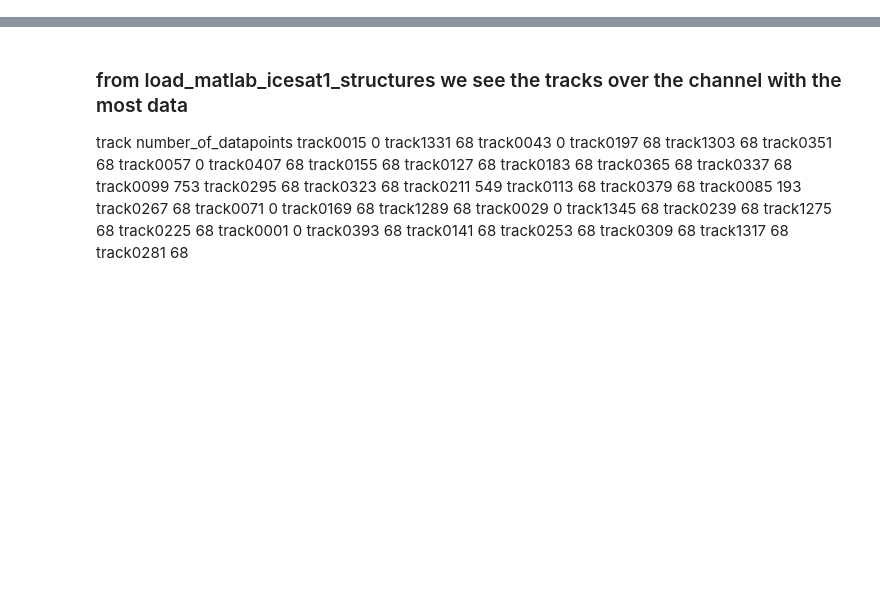
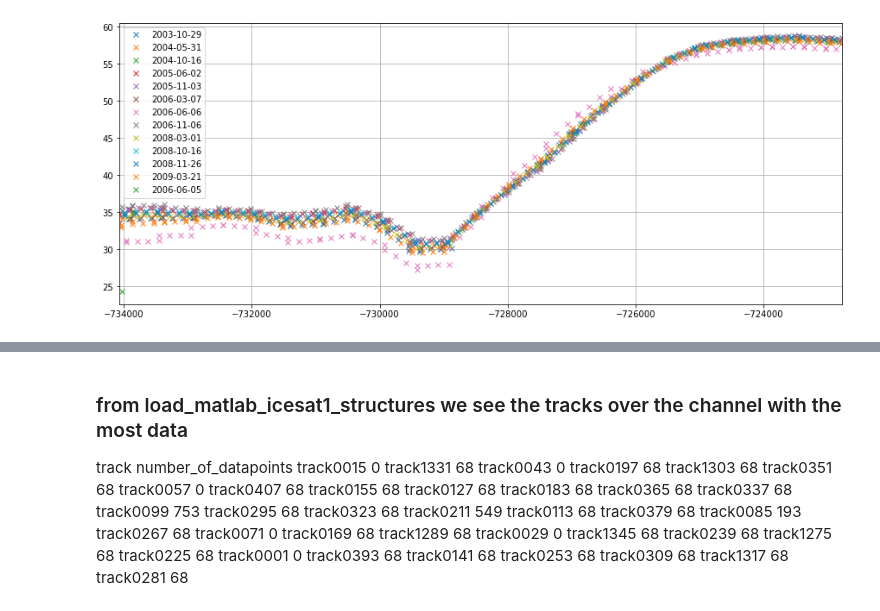
Before and after one commit to arrran/PhD_data_chapter, a Jupyter notebook: Jupyter/ICESAT1/ICESAT1_calculate_residuals.ipynb, the cells around one changed output, grey strips where cells are left out. Cells and saved outputs as stored; diff of their text form; code cells hidden in the pictures; blank space fills up the shorter version.

Commit message:
working on Icesat1 colocating, smoothing grads

```diff
--- a/Jupyter/ICESAT1/ICESAT1_calculate_residuals.ipynb
+++ b/Jupyter/ICESAT1/ICESAT1_calculate_residuals.ipynb
@@ -134,0 +64,7 @@ dz = df.res + ( (df.timestamp-df.timestamp.iloc[0]) /  np.timedelta64(1, 'Y'))*d
+# %%
+paths = glob.glob('/Users/home/whitefar/DATA/REMOTE_SENSING/ICESAT1/*_alldzdt.pkl')
+tracks = [path[-21:-12] for path in paths]
+for track in tracks:
+    da = icesat1_load_alldzdt_pickle(track)
+    print(track,da.shape)
+    del da
@@ -134,0 +100,16 @@ dz = df.res + ( (df.timestamp-df.timestamp.iloc[0]) /  np.timedelta64(1, 'Y'))*d
+# %%
+def crosssection(track,x_or_y = 'y',show='zp'):
+    da = icesat1_load_alldzdt_pickle(track)
+    gd_chan = gpd.read_file("/Users/home/whitefar/DATA/FIELD_ANT_19/POST_FIELD/RES/PROCESSED_LINES_GISFILE/linedownchan.shp")
+
+    plt.figure(figsize=(15,6))
+    for pass_date in da.timestamp.dt.date.unique():
+        daa = da[da.timestamp.dt.date==pass_date]
+        plt.plot(daa[x_or_y],daa[show],'x',label=pass_date)
+    plt.xlim([da[x_or_y].min(),da[x_or_y].max()])
+    plt.legend()
+    plt.grid()
+# %%
+crosssection('track0099',show='zp')
+# %% [output]
+[figure, added]
```
Also changed, not shown: parts of 37 cells of this notebook, 4 other files.
